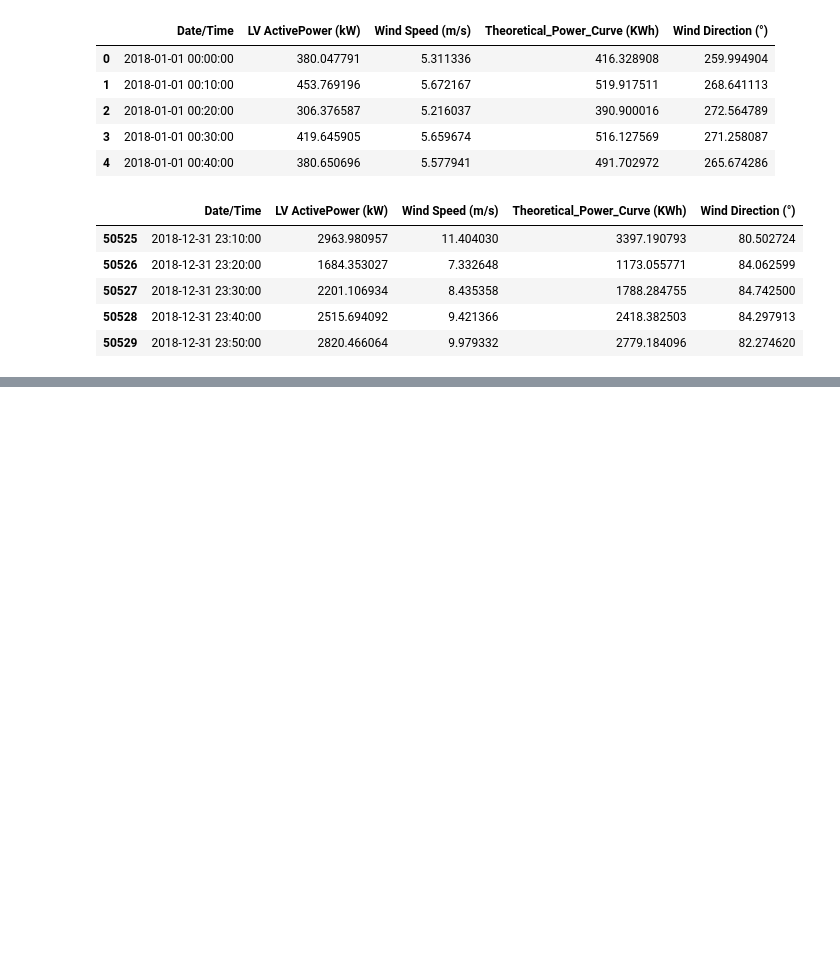
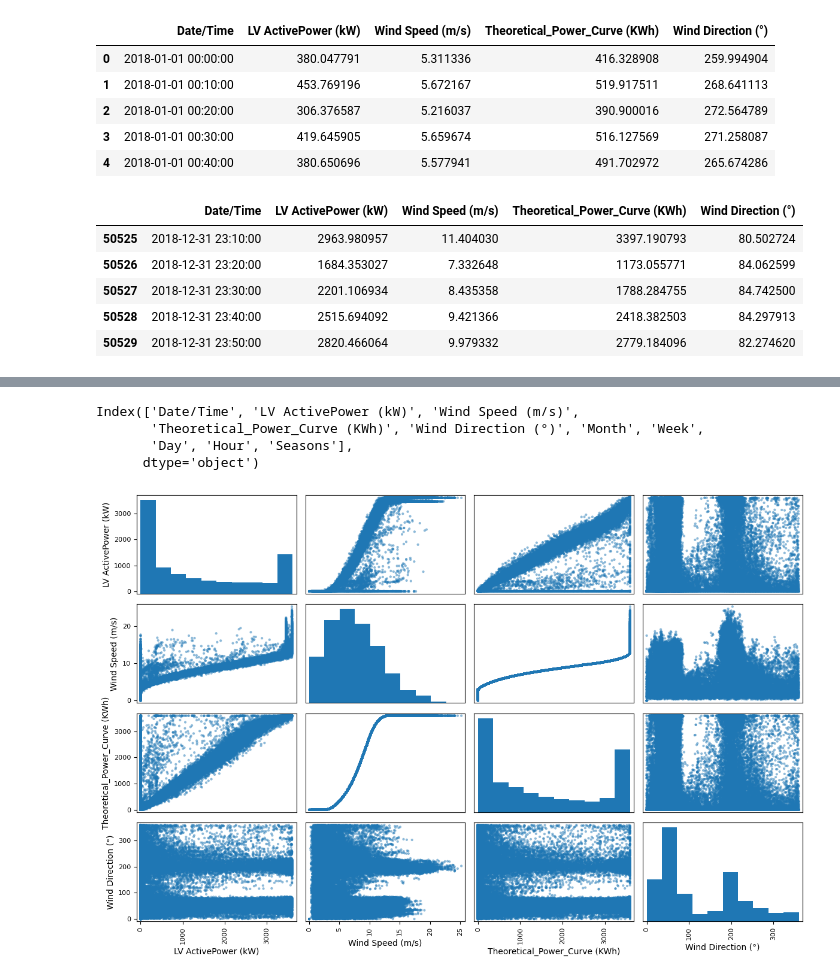
Before and after one commit to Yohannes-Kewani/Wind-Turbine-Data-Analysis-Time-Series-Forecasting-with-RNN, a Jupyter notebook: notebook/Untitled.ipynb, the cells around one changed output, grey strips where cells are left out. Saved outputs shown, nothing was run; the diff lists cells and outputs as text; code cells hidden in the pictures; blank space fills up the shorter version.

```diff
--- a/notebook/Untitled.ipynb
+++ b/notebook/Untitled.ipynb
@@ -102,3 +102,8 @@ df.tail()
 | 50527 | 2018-12-31 23:30:00 | 2201.106934 | 8.435358 | 1788.284755 | 84.742500 |
 | 50528 | 2018-12-31 23:40:00 | 2515.694092 | 9.421366 | 2418.382503 | 84.297913 |
 | 50529 | 2018-12-31 23:50:00 | 2820.466064 | 9.979332 | 2779.184096 | 82.274620 |
+# %%
+df['Month'] = df['Date/Time'].dt.month
+df['Week']=df['Date/Time'].dt.isocalendar().week
+df['Day']= df['Date/Time'].dt.day
+df.head(20)
@@ -104,0 +128,3 @@ df.tail()
+# %%
+df['Hour']=df['Date/Time'].dt.hour
+df.head(100)
@@ -104,0 +145,5 @@ df.tail()
+# %%
+season_dict = {1 : 'Winter', 2: 'Winter', 3: 'Winter', 4 : 'Spring', 5: 'Spring', 6: 'Summer',
+               7:'Summer', 8:'Summer', 9:'Autumn', 10:'Autumn', 11:'Autumn', 12: 'Winter'}
+df['Seasons']=df['Month'].map(season_dict)
+df
@@ -104,0 +164,15 @@ df.tail()
+# %%
+df.columns
+# %% [output]
+Index(['Date/Time', 'LV ActivePower (kW)', 'Wind Speed (m/s)',
+       'Theoretical_Power_Curve (KWh)', 'Wind Direction (°)', 'Month', 'Week',
+       'Day', 'Hour', 'Seasons'],
+      dtype='object')
+# %%
+columns_needed = ['LV ActivePower (kW)','Wind Speed (m/s)','Theoretical_Power_Curve (KWh)','Wind Direction (°)']
+# %%
+pd.plotting.scatter_matrix(df[columns_needed], figsize=(12,8))
+plt.tight_layout()
+plt.show()
+# %% [output]
+[figure, added]
```
Also changed, not shown: parts of 8 cells of this notebook.
